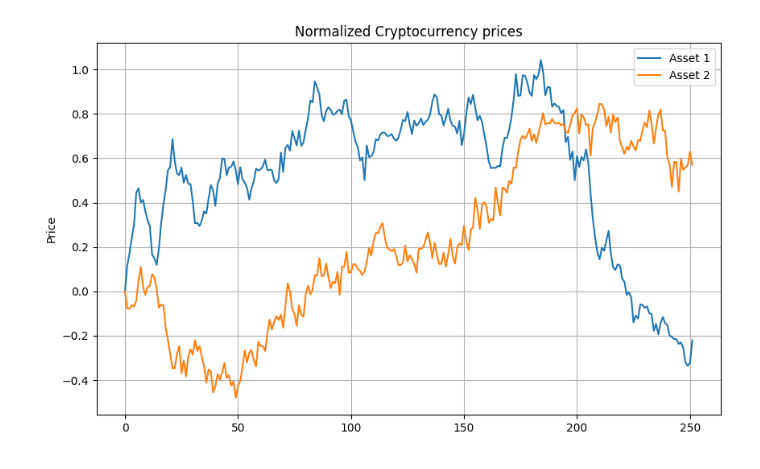
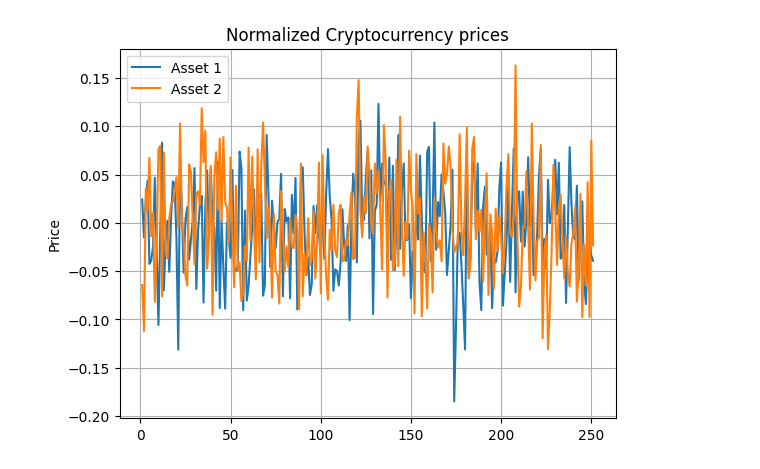
Before and after one commit to dradoncic/crypto_analysis, a Jupyter notebook: src/cycle_analysis.ipynb, the cells around one changed output. Saved outputs shown, nothing was run; the diff lists cells and outputs as text; code cells hidden in the pictures.

```diff
--- a/src/cycle_analysis.ipynb
+++ b/src/cycle_analysis.ipynb
@@ -24,9 +42,9 @@ df
 # %%
-normalized_df = np.log(df / df.iloc[0])
+log_returns = np.log(df / df.shift(1))[1:]
 
-normalized_df.plot(title="Normalized Cryptocurrency prices", figsize=(10, 6))
+log_returns.plot(title="Normalized Cryptocurrency prices")
 plt.grid()
 plt.ylabel("Price")
 plt.show()
 # %% [output]
-[figure, old version]
+[figure, new version]
```
Also changed, not shown: parts of 11 cells of this notebook, 5 other files.
